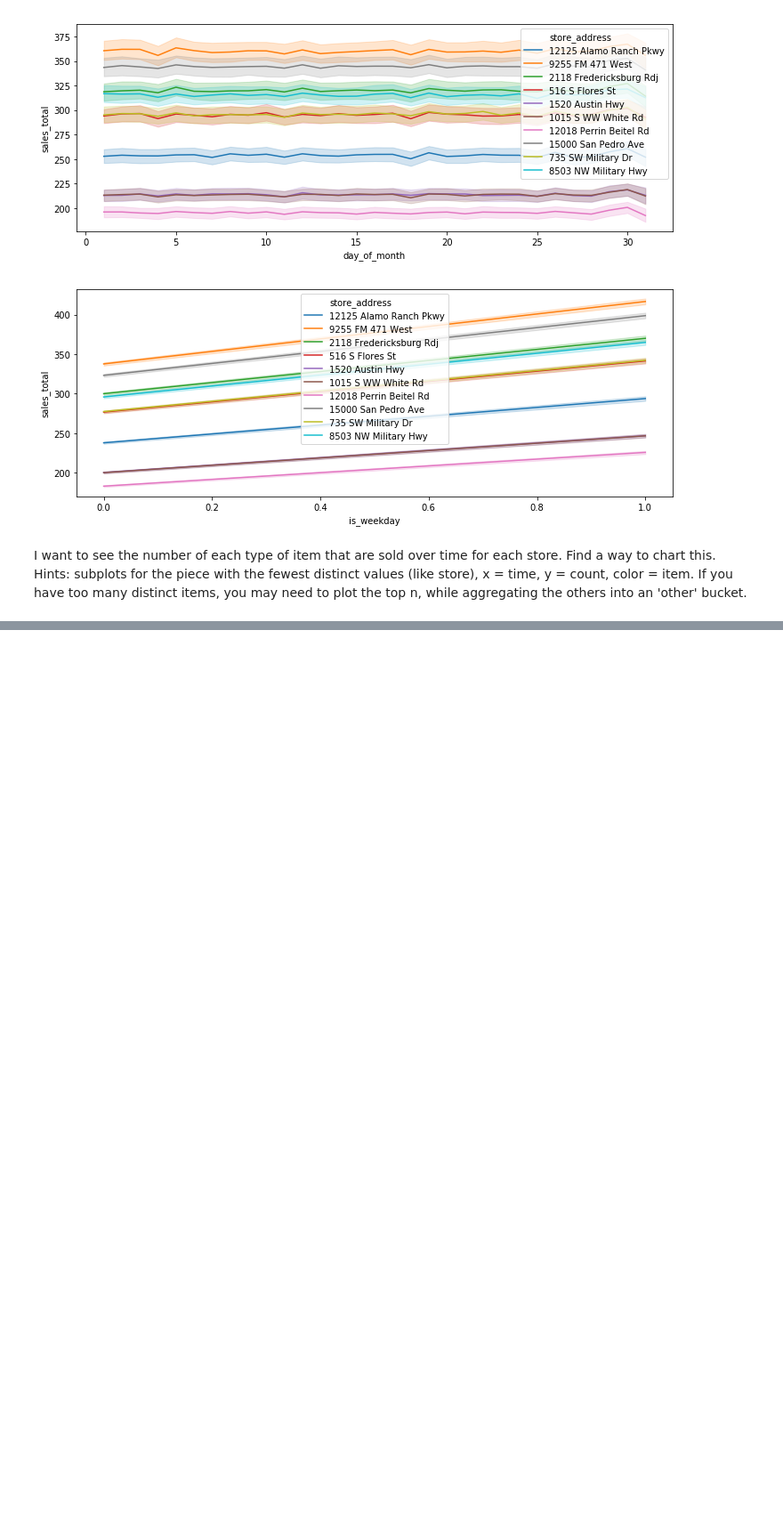
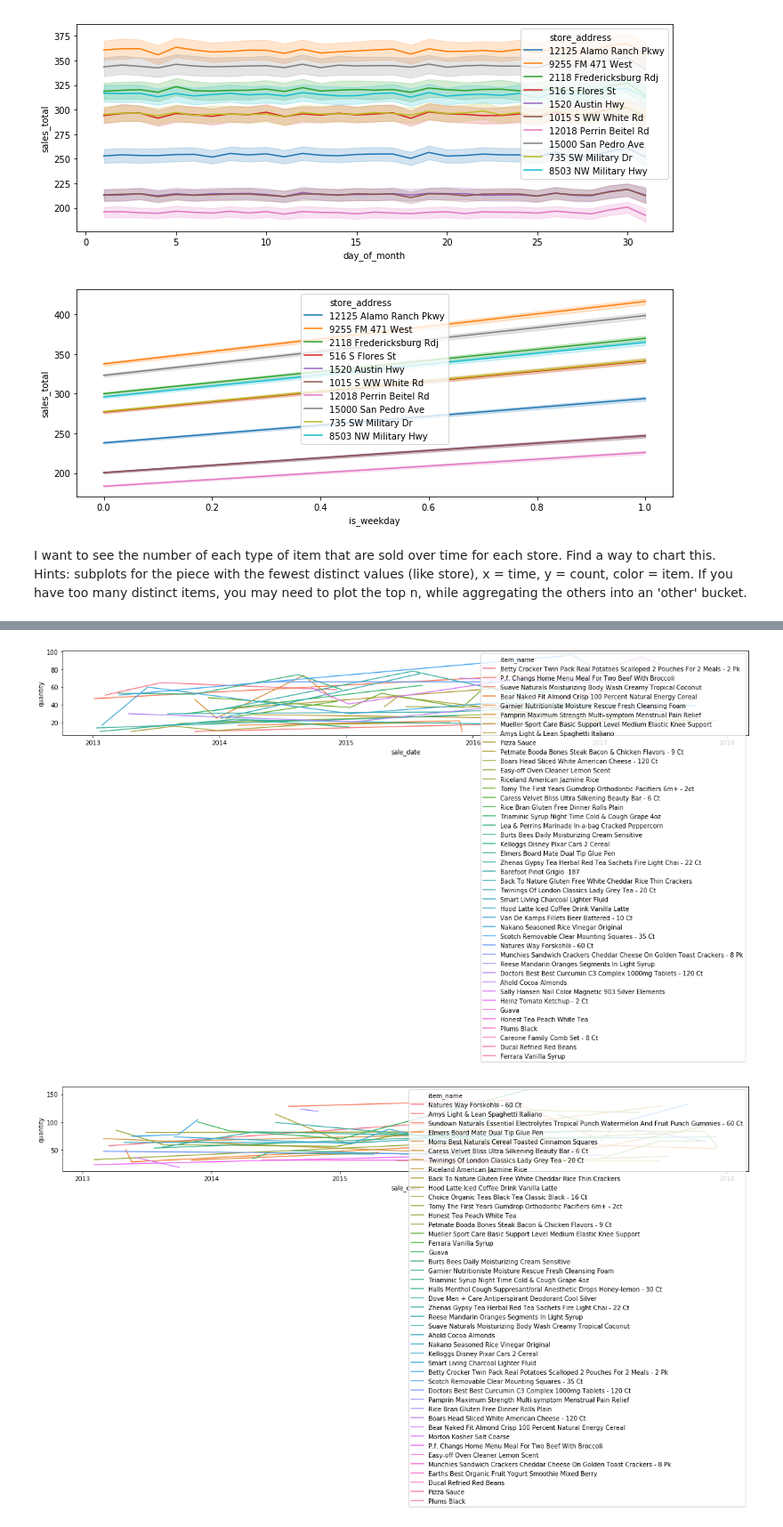
Before and after one commit to madeleinecapper/ds-methodologies-exercises, a Jupyter notebook: time_series/explore.ipynb, the cells around one changed output, grey strips where cells are left out. Shown at 89% size. Cells and saved outputs as stored; diff of their text form; code cells hidden in the pictures; blank space fills up the shorter version.

```diff
--- a/time_series/explore.ipynb
+++ b/time_series/explore.ipynb
@@ -80,0 +115,14 @@ Name: item_name, dtype: int64
+# %%
+stores = [i for i in range(1,11)]
+# %%
+
+for i, store in enumerate(stores):
+    df_tmp = df[df['store_id']== store]
+    df_tmp = df_tmp.reset_index()
+    i = i+1
+    plt.figure(figsize=(len(stores)*2, 30))
+    plt.subplot(len(stores), 1, i)
+    sns.lineplot(x='sale_date', y='quantity', hue='item_name', data=df_tmp.sample(100))
+# %% [output]
+[figure, added]
+[figure, added]
```
Also changed, not shown: parts of 8 cells of this notebook.
